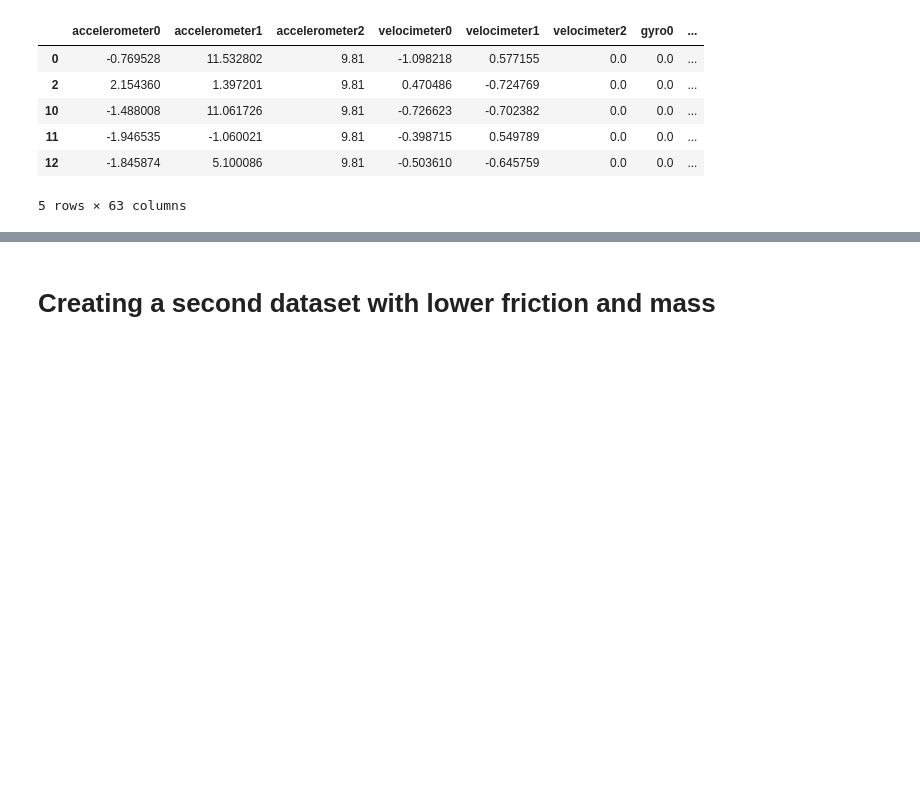
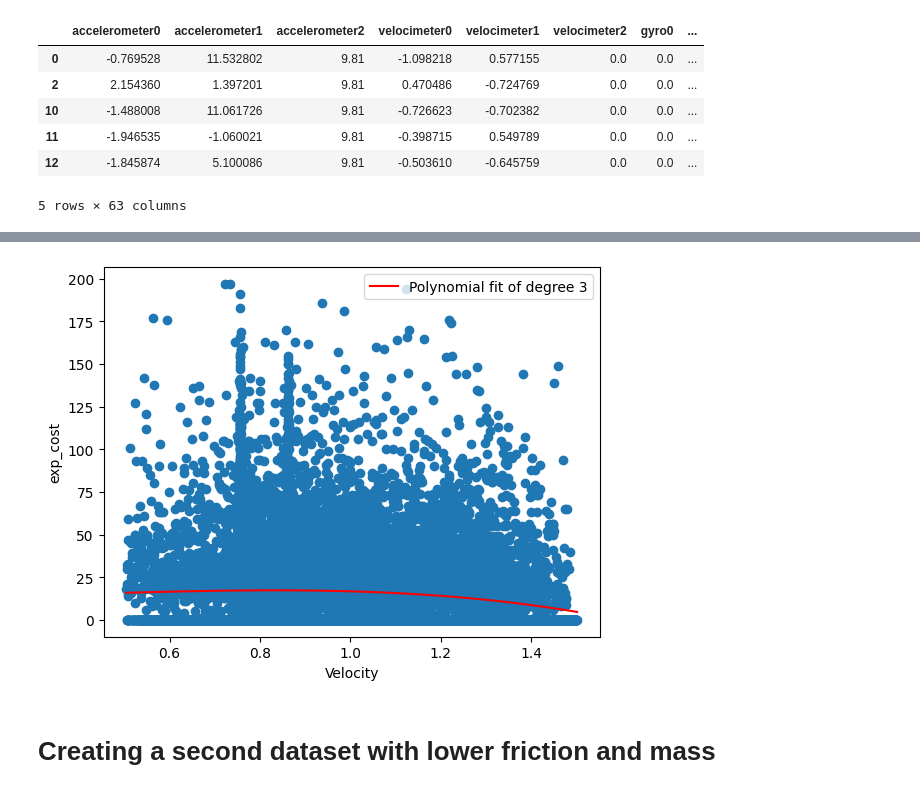
Before and after one commit to Shirkanzilla/predictive-control-switch, a Jupyter notebook: Safety-Gymnasium/create_dataset.ipynb, the cells around one changed output, grey strips where cells are left out. Saved outputs shown, nothing was run; the diff lists cells and outputs as text; code cells hidden in the pictures; blank space fills up the shorter version.

```diff
--- a/Safety-Gymnasium/create_dataset.ipynb
+++ b/Safety-Gymnasium/create_dataset.ipynb
@@ -796,3 +796,23 @@ abs_max_value_plot(df_aligned[velocimeter_cols], df_aligned["exp_cost"], polynom
+# %%
+def velocity_direction_plot(x_velo, y_velo, labels, polynomial_degree):
+    velo_value = np.hypot(x_velo, y_velo) # gives the real velocity in the xy plane
+    plt.scatter(velo_value, labels)
+
+    coeffs = np.polyfit(velo_value, labels, deg=polynomial_degree)
+    reg_line = np.poly1d(coeffs)
+    x_line = np.linspace(velo_value.min(), velo_value.max(), 100)
+    y_line = reg_line(x_line)
+
+    plt.plot(x_line, y_line, color='red', label=f'Polynomial fit of degree {polynomial_degree}')
+
+    plt.xlabel(f"Velocity")
+    plt.ylabel("exp_cost")
+    plt.legend()
+    plt.show()
+# %%
+velocity_direction_plot(df_aligned["velocimeter0"], df_aligned["velocimeter1"], df_aligned["exp_cost"], polynomial_degree=3,)
+# %% [output]
+[figure, added]
 # %% [markdown]
 # Creating a second dataset with lower friction and mass
 # %% [markdown]
```
Also changed, not shown: parts of 5 cells of this notebook, 1 other file.
